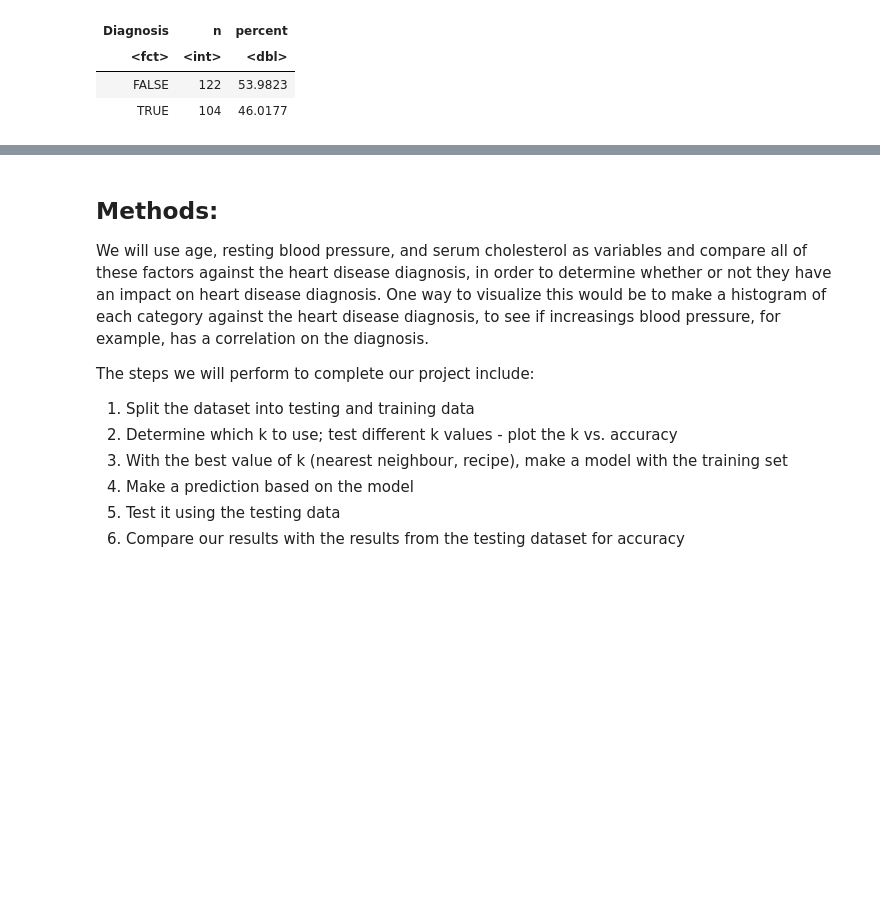
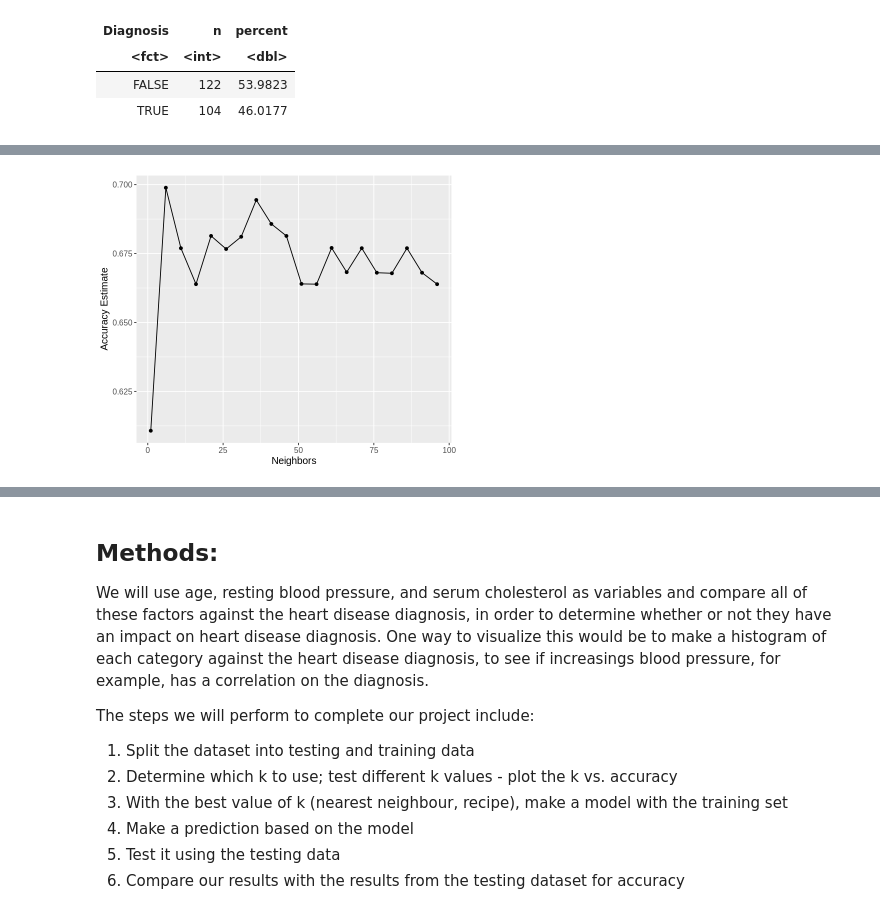
Before and after one commit to Parsapk1/NEW_DSCI_PROJECT, a Jupyter notebook: DSCI100_Project.ipynb, the cells around one changed output, grey strips where cells are left out. Saved outputs shown, nothing was run; the diff lists cells and outputs as text; code cells hidden in the pictures; blank space fills up the shorter version.

```diff
--- a/DSCI100_Project.ipynb
+++ b/DSCI100_Project.ipynb
@@ -190,0 +150,36 @@ A tibble: 6 × 3
+# %%
+#Set the seed. Don't remove this!
+set.seed(2023)
+
+k_vals <- tibble(neighbors = seq(from = 1, to = 100, by = 5))
+options(repr.plot.height = 5, repr.plot.width = 6)
+
+knn_tune <- nearest_neighbor(weight_func = "rectangular",
+                            neighbors = tune()) |>
+                            set_engine("kknn") |>
+                            set_mode("classification")
+
+new_diagnosis_recipe <- recipe(Diagnosis ~ ., data = heart_train) |>
+                                step_scale(all_predictors()) |>
+                                step_center(all_predictors())
+
+diagnosis_vfold <- vfold_cv(heart_train, v = 5, strata = Diagnosis)
+
+diagnosis_analysis <- workflow() |>
+                    add_recipe(new_diagnosis_recipe) |>
+                    add_model(knn_tune) |>
+                    tune_grid(resamples = diagnosis_vfold, grid = k_vals)
+
+accuracies <- diagnosis_analysis |>
+                collect_metrics() |>
+                filter(.metric == "accuracy")
+
+cross_val_plot <- ggplot(accuracies, aes(x = neighbors, y = mean)) +
+                    geom_point() +
+                    geom_line() +
+                    labs(x = "Neighbors", y = "Accuracy Estimate") +
+                    theme(text = element_text(size = 12))
+
+cross_val_plot
+# %% [output]
+[figure, added]
```
Also changed, not shown: parts of 17 cells of this notebook.
